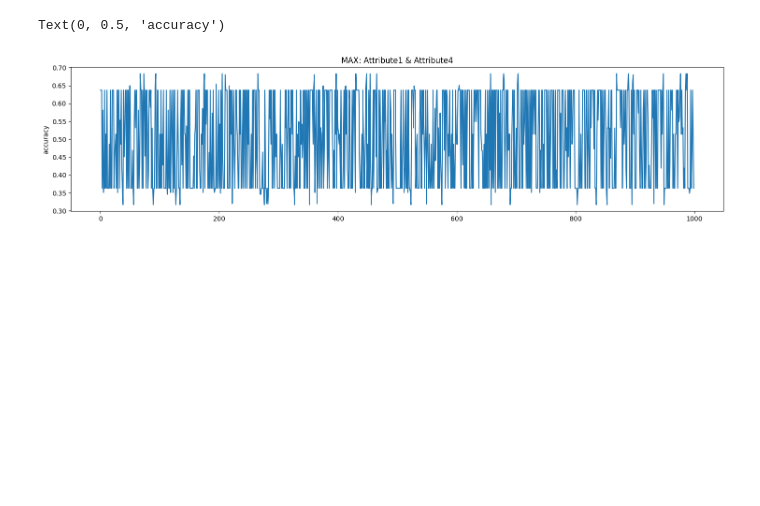
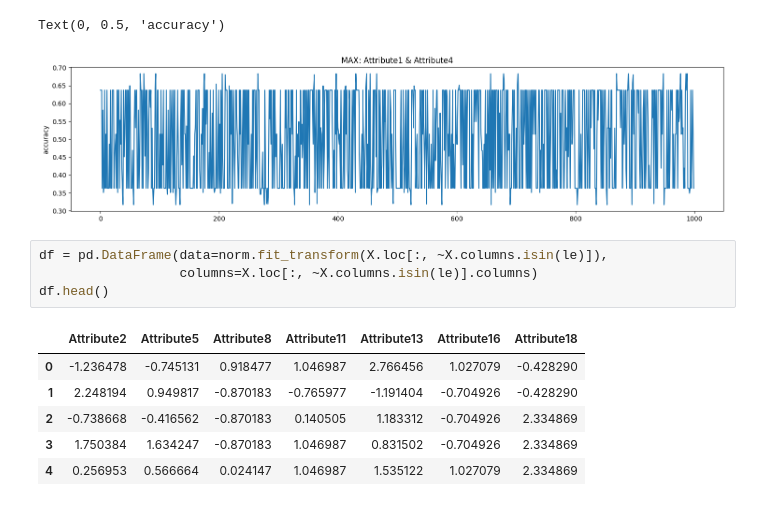
Before and after one commit to fadeeva/MLDL_plgrnd, a Jupyter notebook: Clusters/01_KMeans.ipynb, the cells around one changed output. Drawn from its saved outputs; the diff is of its cells as text; blank space fills up the shorter version.

```diff
--- a/Clusters/01_KMeans.ipynb
+++ b/Clusters/01_KMeans.ipynb
@@ -307,3 +307,14 @@ plt.ylabel('accuracy')
 # %% [output]
 Text(0, 0.5, 'accuracy')
 [figure]
+# %%
+df = pd.DataFrame(data=norm.fit_transform(X.loc[:, ~X.columns.isin(le)]),
+                  columns=X.loc[:, ~X.columns.isin(le)].columns)
+df.head()
+# %% [output]
+|  | Attribute2 | Attribute5 | Attribute8 | Attribute11 | Attribute13 | Attribute16 | Attribute18 |
+| 0 | -1.236478 | -0.745131 | 0.918477 | 1.046987 | 2.766456 | 1.027079 | -0.428290 |
+| 1 | 2.248194 | 0.949817 | -0.870183 | -0.765977 | -1.191404 | -0.704926 | -0.428290 |
+| 2 | -0.738668 | -0.416562 | -0.870183 | 0.140505 | 1.183312 | -0.704926 | 2.334869 |
+| 3 | 1.750384 | 1.634247 | -0.870183 | 1.046987 | 0.831502 | -0.704926 | 2.334869 |
+| 4 | 0.256953 | 0.566664 | 0.024147 | 1.046987 | 1.535122 | 1.027079 | 2.334869 |
```
Also changed, not shown: parts of 8 cells of this notebook.
